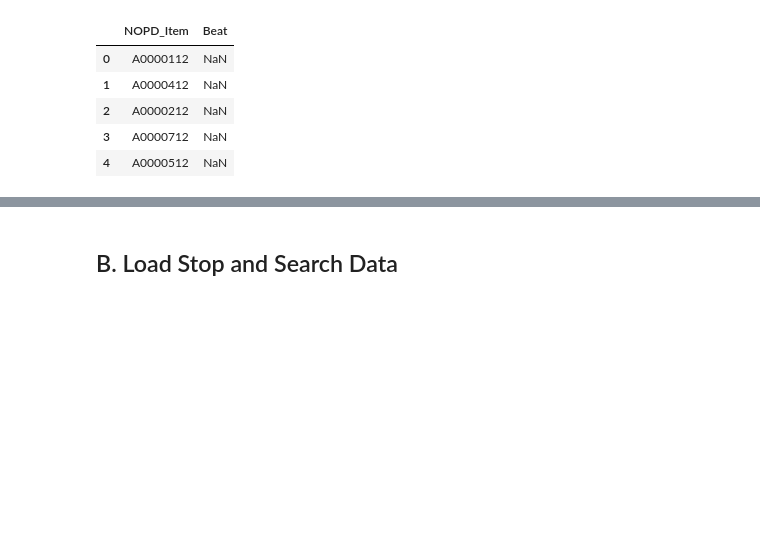
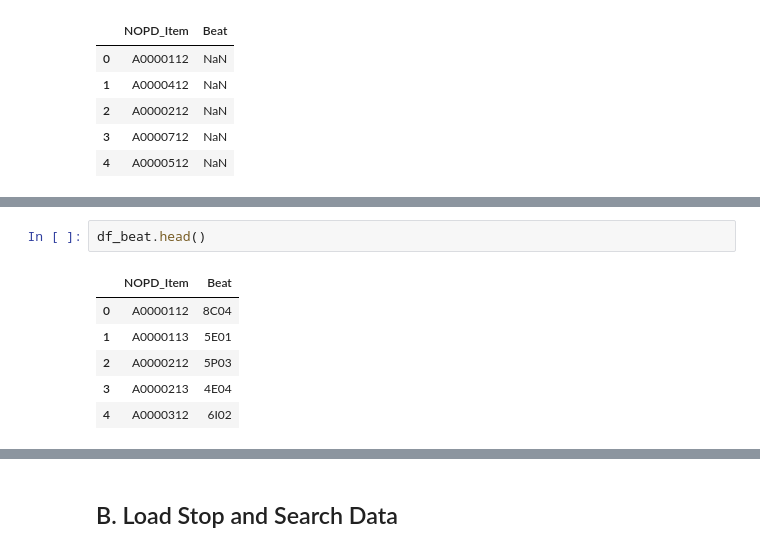
Before and after one commit to nikhilba/NOLA, a Jupyter notebook: Analysis/Get_BEAT.ipynb, the cells around one changed output, grey strips where cells are left out. Drawn from its saved outputs; the diff is of its cells as text; blank space fills up the shorter version.

```diff
--- a/Analysis/Get_BEAT.ipynb
+++ b/Analysis/Get_BEAT.ipynb
@@ -117,0 +135,9 @@ len(set(cfs_beat.NOPD_Item))
+# %%
+df_beat.head()
+# %% [output]
+|  | NOPD_Item | Beat |
+| 0 | A0000112 | 8C04 |
+| 1 | A0000113 | 5E01 |
+| 2 | A0000212 | 5P03 |
+| 3 | A0000213 | 4E04 |
+| 4 | A0000312 | 6I02 |
```
Also changed, not shown: parts of 21 cells of this notebook.
